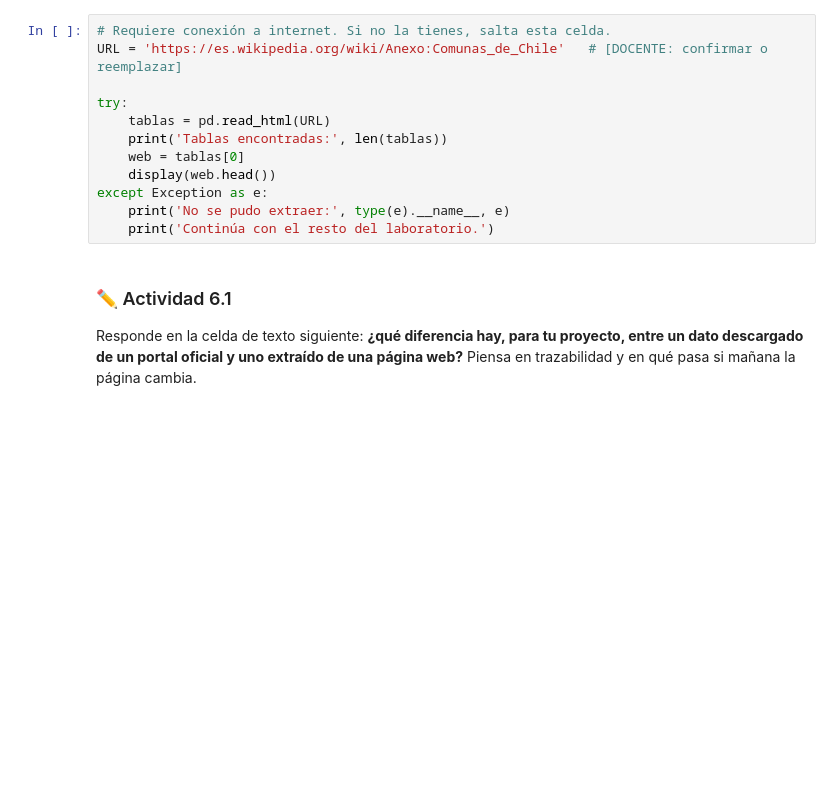
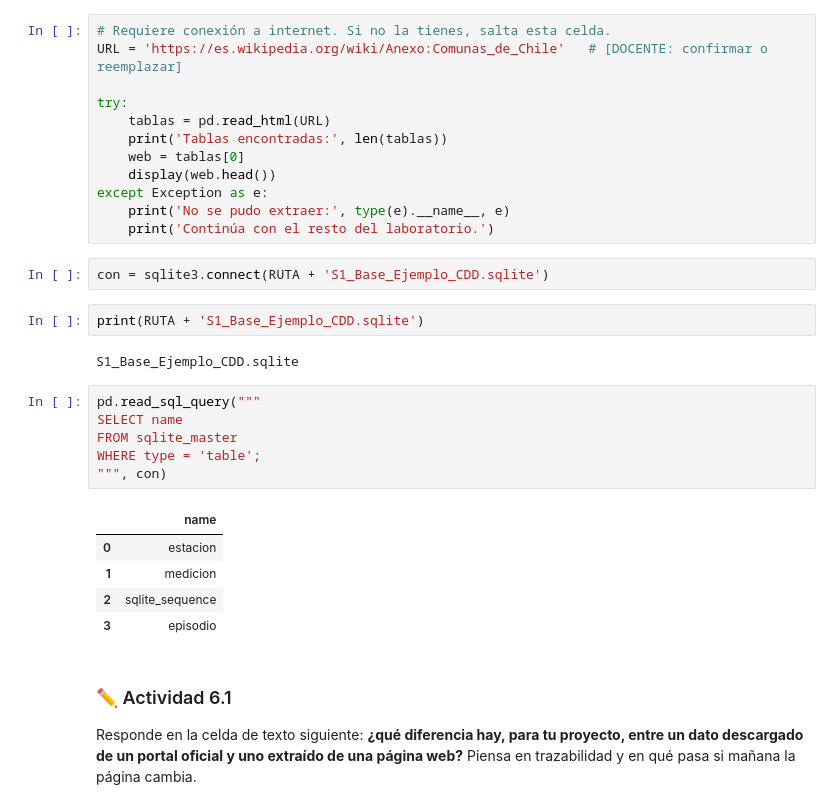
Before and after one commit to rgonzalezp-ucsc/Ciencia-de-Datos_UCSC_Rodrigo_G, a Jupyter notebook: 2_S1_Notebook_Base_CDD_GONZALEZ_RODRIGO.ipynb, the cells around one changed output. Drawn from its saved outputs; the diff is of its cells as text; blank space fills up the shorter version.

```diff
--- a/2_S1_Notebook_Base_CDD_GONZALEZ_RODRIGO.ipynb
+++ b/2_S1_Notebook_Base_CDD_GONZALEZ_RODRIGO.ipynb
@@ -331,6 +392,24 @@ try:
 except Exception as e:
     print('No se pudo extraer:', type(e).__name__, e)
     print('Continúa con el resto del laboratorio.')
+# %%
+con = sqlite3.connect(RUTA + 'S1_Base_Ejemplo_CDD.sqlite')
+# %%
+print(RUTA + 'S1_Base_Ejemplo_CDD.sqlite')
+# %% [output]
+S1_Base_Ejemplo_CDD.sqlite
+# %%
+pd.read_sql_query("""
+SELECT name
+FROM sqlite_master
+WHERE type = 'table';
+""", con)
+# %% [output]
+|  | name |
+| 0 | estacion |
+| 1 | medicion |
+| 2 | sqlite_sequence |
+| 3 | episodio |
 # %% [markdown]
 ### ✏️ Actividad 6.1
 
```
Also changed, not shown: parts of 8 cells of this notebook.
